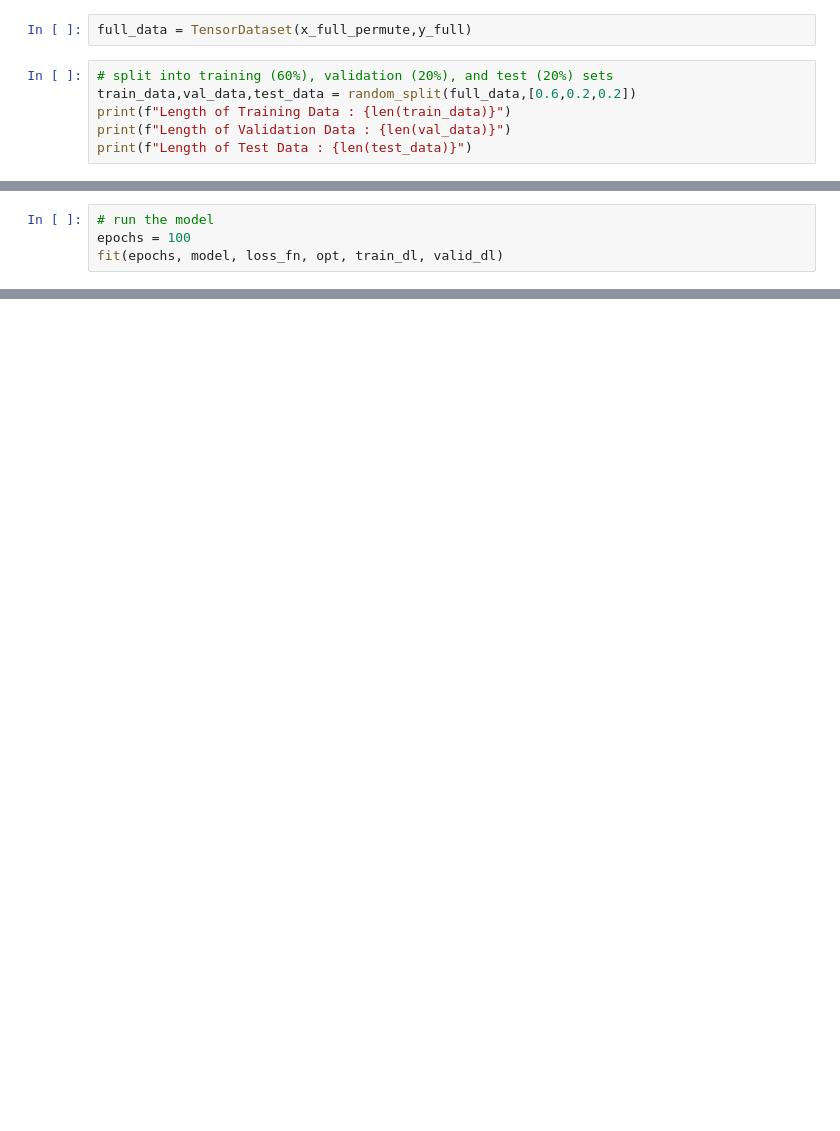
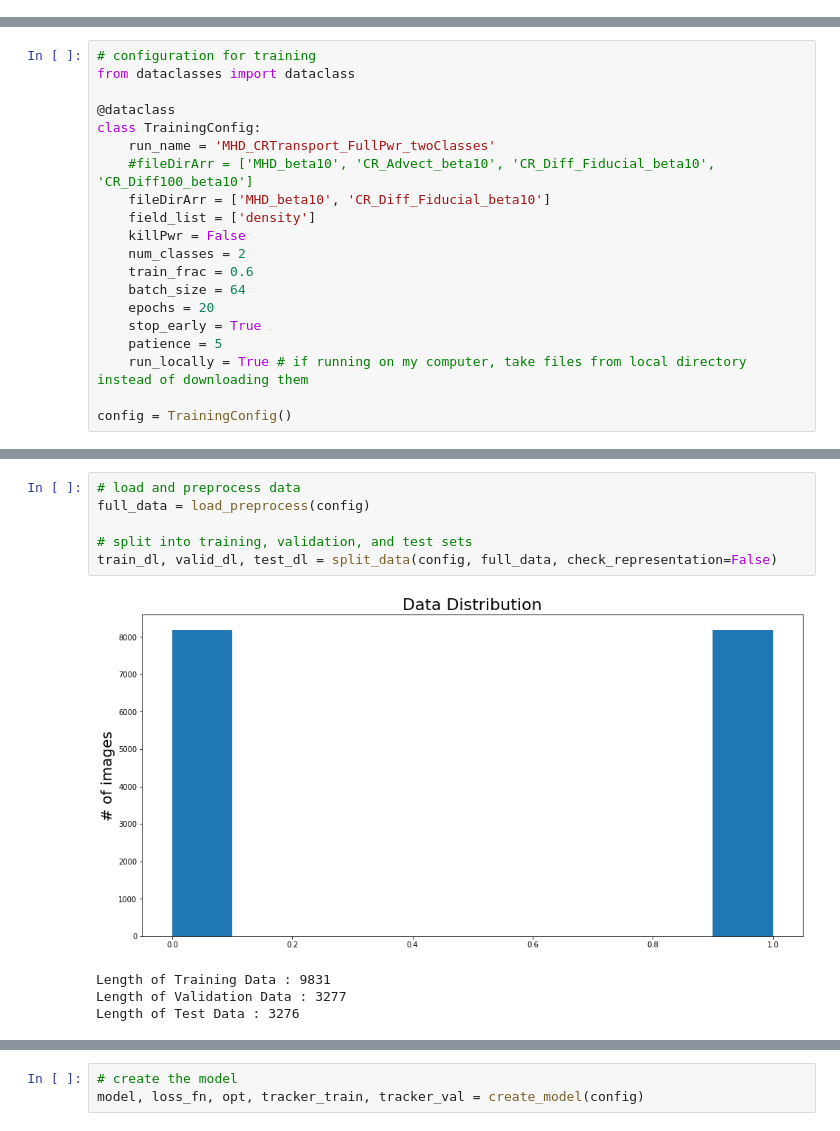
Before and after one commit to bustardchad/ML_Turb, a Jupyter notebook: train_CNN.ipynb, the cells around one changed output, grey strips where cells are left out. Saved outputs shown, nothing was run; the diff lists cells and outputs as text; blank space fills up the shorter version.

Commit message:
added new spectra analysis and flags for running locally

```diff
--- a/train_CNN.ipynb
+++ b/train_CNN.ipynb
@@ -58,8 +0,0 @@ torch.Size([131072])
-# %%
-full_data = TensorDataset(x_full_permute,y_full)
-# %%
-# split into training (60%), validation (20%), and test (20%) sets
-train_data,val_data,test_data = random_split(full_data,[0.6,0.2,0.2])
-print(f"Length of Training Data : {len(train_data)}")
-print(f"Length of Validation Data : {len(val_data)}")
-print(f"Length of Test Data : {len(test_data)}")
@@ -184,4 +0,0 @@ opt = torch.optim.SGD(model.parameters(),
-# %%
-# run the model
-epochs = 100
-fit(epochs, model, loss_fn, opt, train_dl, valid_dl)
@@ -189,0 +41,20 @@ KeyboardInterrupt:
+# %%
+# configuration for training
+from dataclasses import dataclass
+
+@dataclass
+class TrainingConfig:
+    run_name = 'MHD_CRTransport_FullPwr_twoClasses'
+    #fileDirArr = ['MHD_beta10', 'CR_Advect_beta10', 'CR_Diff_Fiducial_beta10', 'CR_Diff100_beta10']
+    fileDirArr = ['MHD_beta10', 'CR_Diff_Fiducial_beta10']
+    field_list = ['density']
+    killPwr = False
+    num_classes = 2
+    train_frac = 0.6
+    batch_size = 64
+    epochs = 20
+    stop_early = True
+    patience = 5
+    run_locally = True # if running on my computer, take files from local directory instead of downloading them
+
+config = TrainingConfig()
@@ -189,0 +458,11 @@ KeyboardInterrupt:
+# %%
+# load and preprocess data
+full_data = load_preprocess(config)
+
+# split into training, validation, and test sets
+train_dl, valid_dl, test_dl = split_data(config, full_data, check_representation=False)
+# %% [output]
+[figure, added]
+Length of Training Data : 9831
+Length of Validation Data : 3277
+Length of Test Data : 3276
@@ -189,0 +470,3 @@ KeyboardInterrupt:
+# %%
+# create the model
+model, loss_fn, opt, tracker_train, tracker_val = create_model(config)
```
Also changed, not shown: parts of 46 cells of this notebook.
